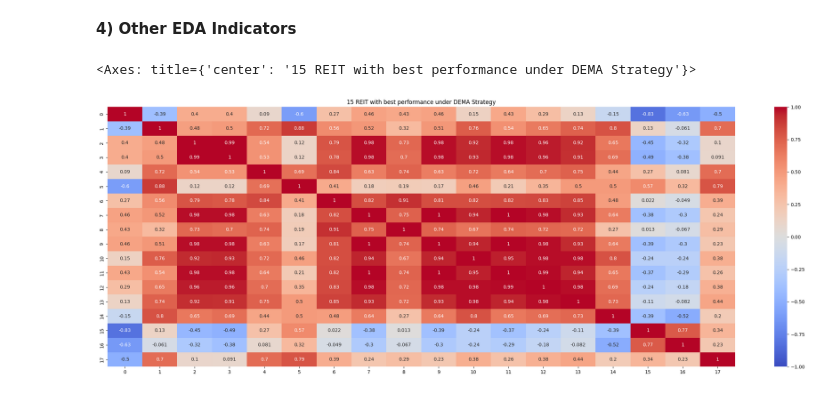
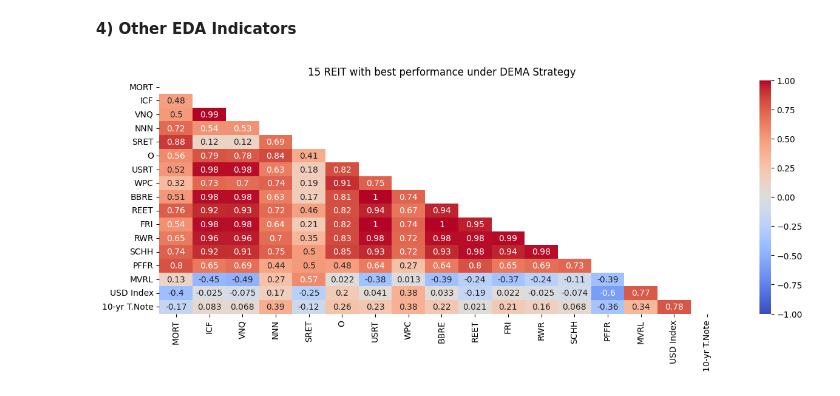
Before and after one commit to jade-lam/AlgorithmicTrading, a Jupyter notebook: DEMA Portfolio Backtesting.ipynb, the cells around one changed output. Saved outputs shown, nothing was run; the diff lists cells and outputs as text; code cells hidden in the pictures.

```diff
--- a/DEMA Portfolio Backtesting.ipynb
+++ b/DEMA Portfolio Backtesting.ipynb
@@ -406,33 +406,36 @@ plt.show()
 **4) Other EDA Indicators**
 # %%
 # Extracting only close price from various dataframes
-start = df_list[0].loc[1, 'Date']
-end = df_list[0].loc[df.index[-1], 'Date']
+# start = df_list[0].loc[1, 'Date']
+# end = df_list[0].loc[df.index[-1], 'Date']
+
+start = df_list[1]['Date'].iloc[1].strftime('%Y-%m-%d')
+end = df_list[1]['Date'].iloc[-1].strftime('%Y-%m-%d')
 
 df_close_price = []
 df_close_price.append(df_list[0]['Date'].to_list())
 bench_list = ['DX-Y.NYB', '^TNX']
 
 for close_price in df_list:
   price = close_price['Close'].to_list()
   df_close_price.append(price)
 
 for ticker in bench_list:
   bench_close = yf.download(ticker, start=start, end=end, interval=interval, auto_adjust=True, back_adjust=True, progress=False)['Close']
   df_close_price.append(bench_close)
 
 # putting everything to a dataframe, adding the column headers
 all_df = pd.DataFrame(df_close_price).T
-# all_df.columns = ['Date', 'TQQQ', 'SQQQ', 'SPXL', 'SPXS', 'TZA', 'TNA', 'SOXL', 'SOXS', 'FAS', 'FAZ', 'LABD', 'LABU', 'EDZ', 'EDC', 'USD Index', '10-yr T.Note']
+all_df.columns = ['Date', 'MORT', 'ICF', 'VNQ', 'NNN', 'SRET', 'O', 'USRT', 'WPC', 'BBRE', 'REET', 'FRI', 'RWR', 'SCHH', 'PFFR', 'MVRL', 'USD Index', '10-yr T.Note']
 
 # changing dataframe from object to numeric for plotting heatmap
-for col in all_df.columns[1:]:
-    all_df[col] = pd.to_numeric(all_df[col], errors='coerce')
+plot_data = all_df.drop('Date', axis=1)
+for col in plot_data.columns[1:]:
+    plot_data[col] = pd.to_numeric(plot_data[col], errors='coerce')
+
+plt.figure(figsize=(15,5))
+mask = np.triu(np.ones_like(plot_data.corr())) #--> add syntax mask=mask to produce diagonal heatmap
+sns.heatmap(plot_data.corr(), annot = True, vmin=-1, vmax=1, center=0, cmap='coolwarm', mask=mask) #--> mask=mask to create diagonal heatmap
+plt.title('15 REIT with best performance under DEMA Strategy'); # ; at the end of the last line supress output of original widows output
+# %% [output]
+[figure, added]
-# %%
-plt.figure(figsize=(30,10))
-plt.title('15 REIT with best performance under DEMA Strategy')
-mask = np.triu(np.ones_like(all_df.corr())) #--> add syntax mask=mask to produce diagonal heatmap
-sns.heatmap(all_df.corr(), annot = True, vmin=-1, vmax=1, center=0, cmap='coolwarm') #--> mask=mask to create diagonal heatmap
-# %% [output]
-<Axes: title={'center': '15 REIT with best performance under DEMA Strategy'}>
-[figure, removed]
```
Also changed, not shown: parts of 6 cells of this notebook.
